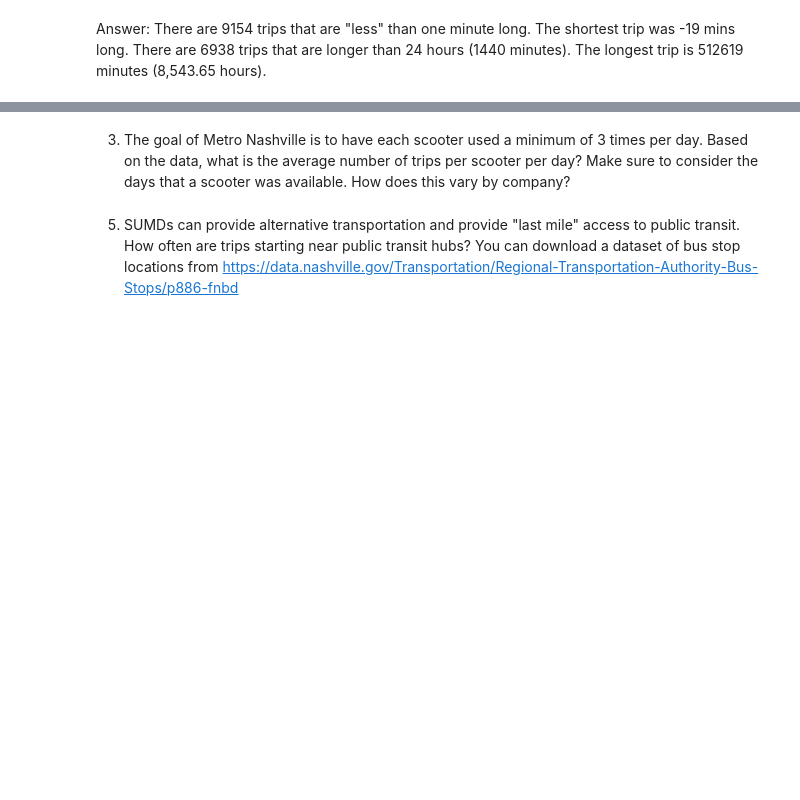
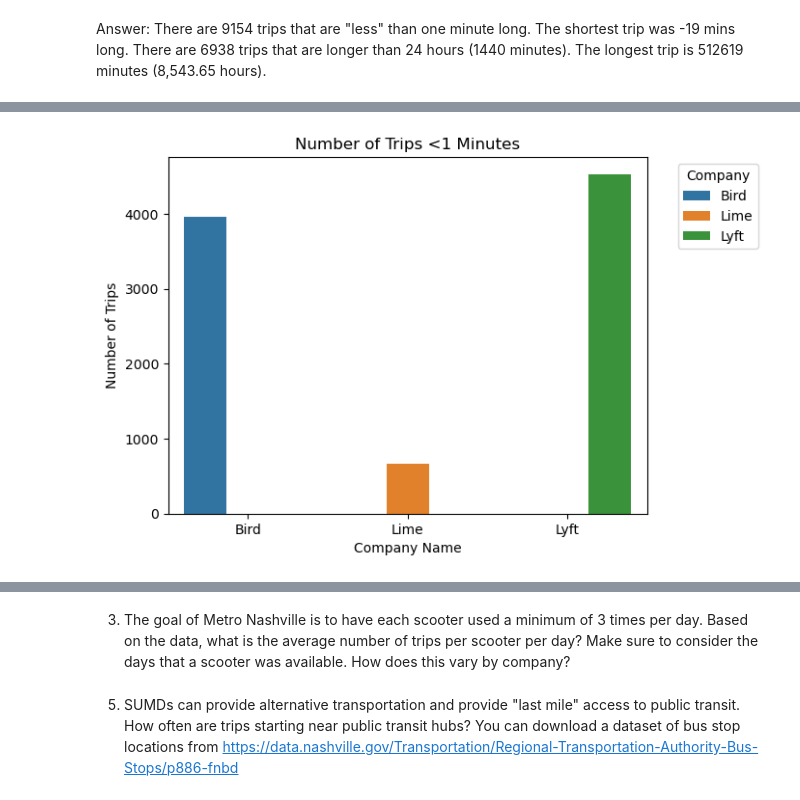
Before and after one commit to NSS-Data-Analytics-Cohort-10/scooters-group-6, a Jupyter notebook: notebook/scooters.ipynb, the cells around one changed output, grey strips where cells are left out. Saved outputs shown, nothing was run; the diff lists cells and outputs as text; code cells hidden in the pictures; blank space fills up the shorter version.

```diff
--- a/notebook/scooters.ipynb
+++ b/notebook/scooters.ipynb
@@ -322,3 +319,13 @@ day_trips.head()
 | 0 | Bolt Mobility | 6908 | 6908 | 6908 | 6908 | 6908 | 6908 | 6908 | ... |
 | 1 | Lyft | 2 | 2 | 2 | 2 | 2 | 2 | 2 | ... |
 | 2 | SPIN | 28 | 28 | 28 | 28 | 28 | 28 | 28 | ... |
+# %%
+ax2=sns.barplot(x='companyname',y='sumdid',data=one_min_trips,hue='companyname')
+plt.title('Number of Trips <1 Minutes')
+plt.ylabel('Number of Trips')
+plt.xlabel('Company Name')
+#ax2.bar_label(ax1.containers[0])
+
+plt.legend(title='Company',bbox_to_anchor=(1.05, 1));
+# %% [output]
+[figure, added]
```
Also changed, not shown: parts of 3 cells of this notebook.
